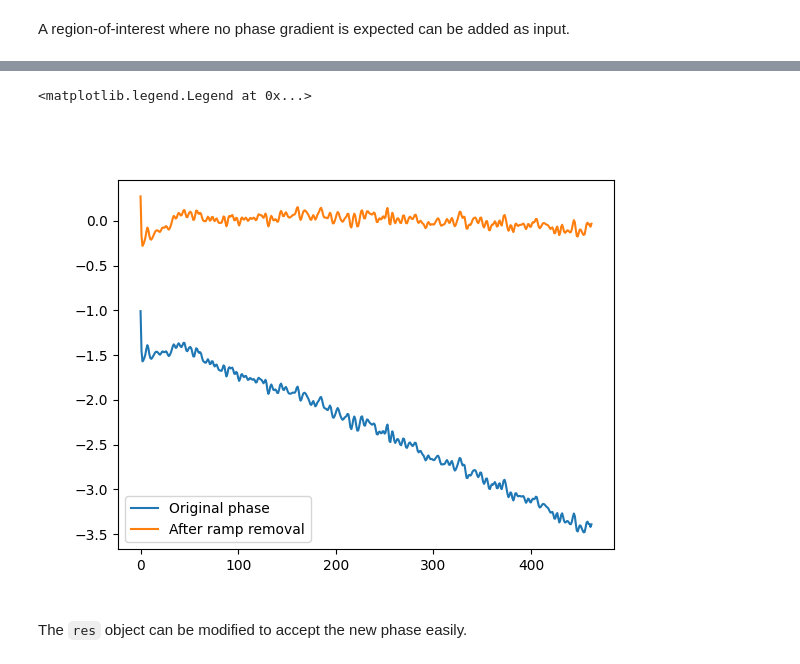
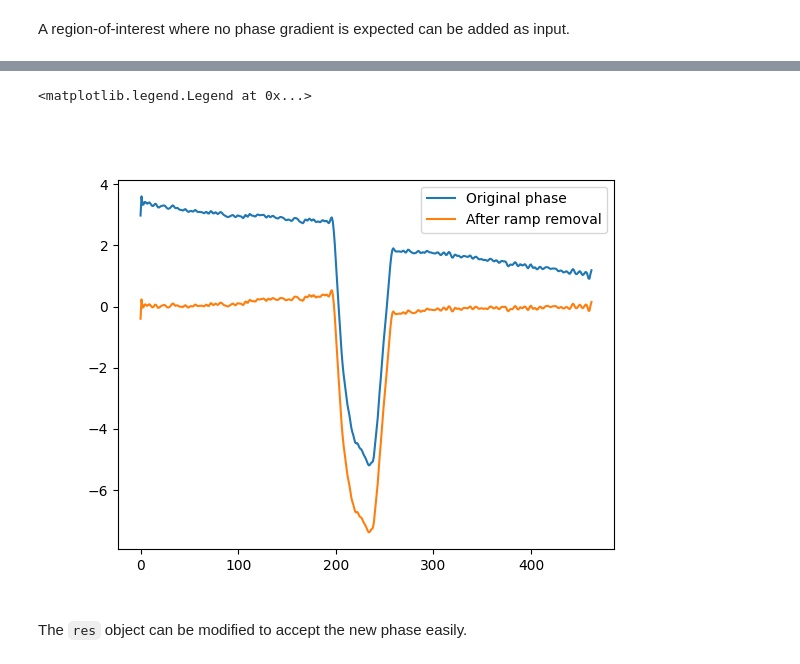
Before and after one commit to LiberTEM/LiberTEM-holo, a Jupyter notebook: notebooks/Reconstruction.ipynb, the cells around one changed output, grey strips where cells are left out. Drawn from its saved outputs; the diff is of its cells as text; code cells hidden in the pictures.

```diff
--- a/notebooks/Reconstruction.ipynb
+++ b/notebooks/Reconstruction.ipynb
@@ -235,8 +169,6 @@ wave, bf, holoparams = reconstruct_stack(stack=data_obj, stack_ref=data_ref, hol
 # %%
-phase = phase_unwrap(np.angle(wave))
+phase = phase_unwrap(np.angle(res.complex_wave))
 # %%
-res = Results(complex_wave=wave, unwrapped_phase=phase, brightfield=bf)
+res.unwrapped_phase = phase
 # %% [markdown]
 `res` contains `complex_wave`, `unwrapped_phase`  and `brightfield`. Metadata can also be added.
-# %%
-res.metadata = {'temperature': 300, 'T unit': 'K'}
@@ -259,0 +199,3 @@ res.metadata
+# %%
+res.metadata['temperature'] = 300
+res.metadata['sample'] = 'Magnetite nanocube'
@@ -286,12 +249,12 @@ phase_t, _, _ = remove_phase_ramp(res.unwrapped_phase, roi=roi, method = 'gradie
 phase_t -= np.mean(phase_t[roi])
 # %%
 plt.figure()
-plt.plot(res.unwrapped_phase[150, ...], label='Original phase')
-plt.plot(phase_t[150, ...], label='After ramp removal')
+plt.plot(res.unwrapped_phase[200, ...], label='Original phase')
+plt.plot(phase_t[200, ...], label='After ramp removal')
 plt.legend()
 # %% [output]
 <matplotlib.legend.Legend at 0x...>
-[figure, old version]
+[figure, new version]
 # %% [markdown]
 The `res` object can be modified to accept the new phase easily.
 # %%
```
Also changed, not shown: parts of 22 cells of this notebook, 1 other file.
